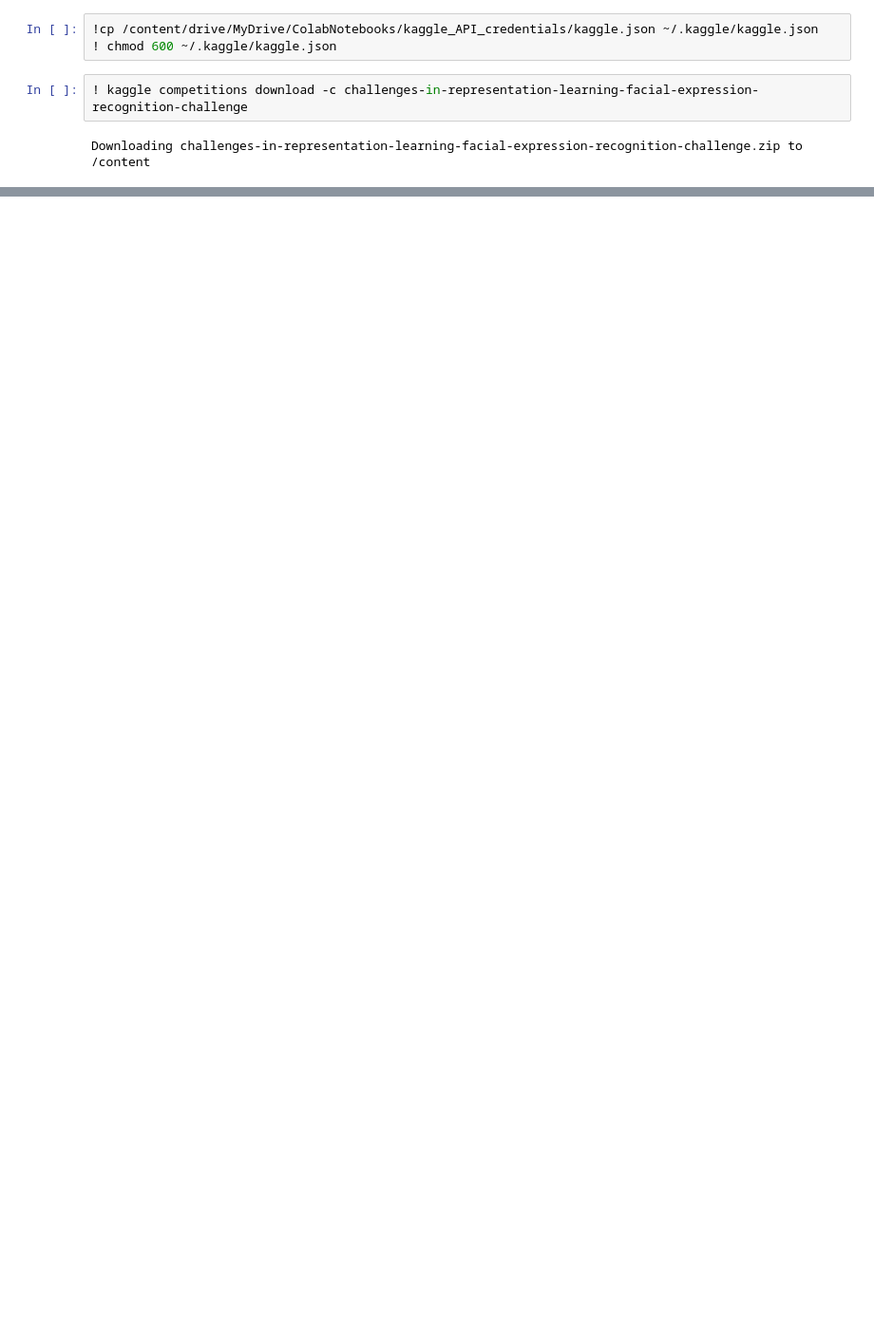
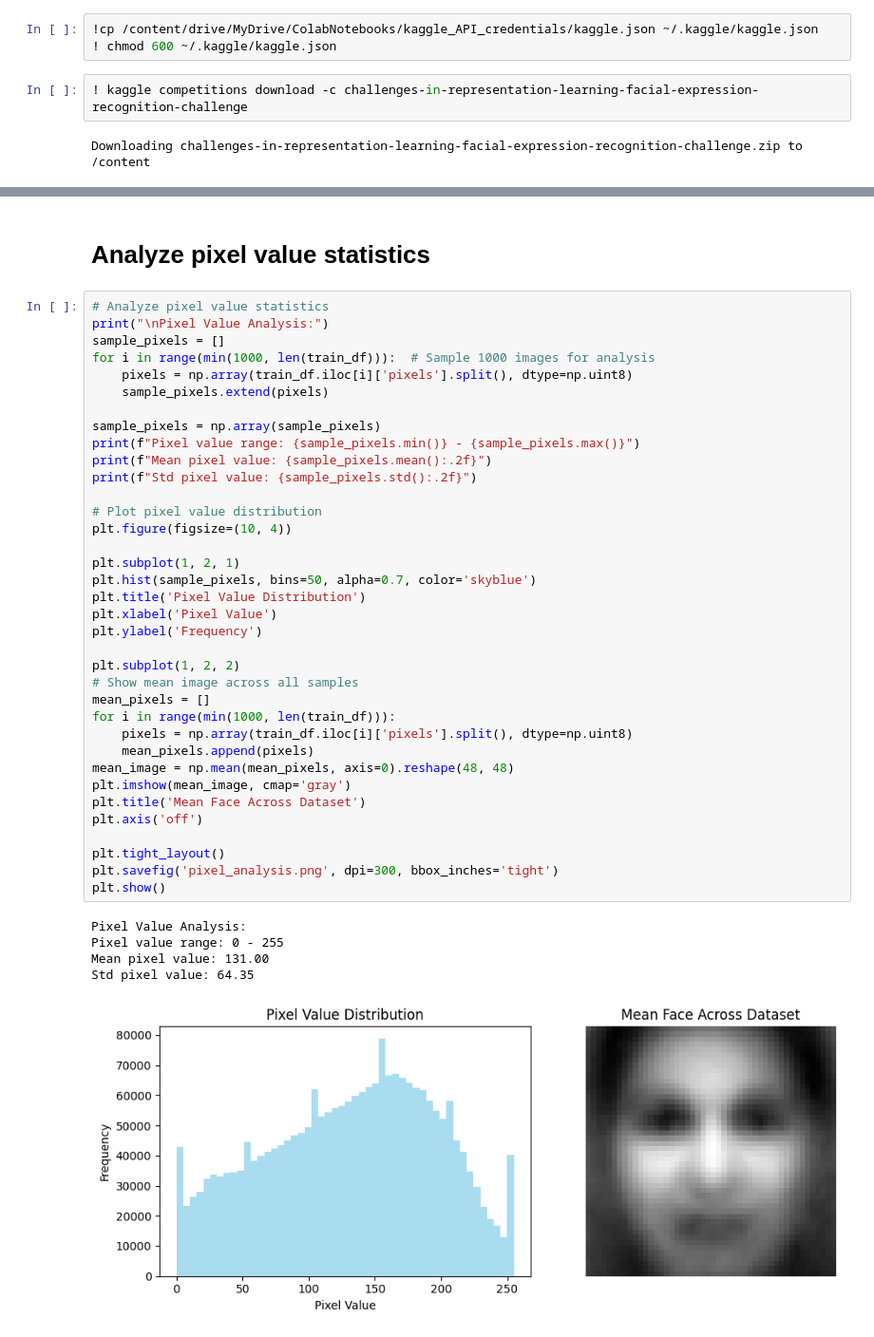
Before and after one commit to ekvirika/Facial-Expression-Recognition, a Jupyter notebook: notebooks/01_data_exploration.ipynb, the cells around one changed output, grey strips where cells are left out. Shown at 95% size. Drawn from its saved outputs; the diff is of its cells as text; blank space fills up the shorter version.

```diff
--- a/notebooks/01_data_exploration.ipynb
+++ b/notebooks/01_data_exploration.ipynb
@@ -3197,0 +217,44 @@ Successfully installed sympy-1.14.0
+# %% [markdown]
+# Analyze pixel value statistics
+# %%
+# Analyze pixel value statistics
+print("\nPixel Value Analysis:")
+sample_pixels = []
+for i in range(min(1000, len(train_df))):  # Sample 1000 images for analysis
+    pixels = np.array(train_df.iloc[i]['pixels'].split(), dtype=np.uint8)
+    sample_pixels.extend(pixels)
+
+sample_pixels = np.array(sample_pixels)
+print(f"Pixel value range: {sample_pixels.min()} - {sample_pixels.max()}")
+print(f"Mean pixel value: {sample_pixels.mean():.2f}")
+print(f"Std pixel value: {sample_pixels.std():.2f}")
+
+# Plot pixel value distribution
+plt.figure(figsize=(10, 4))
+
+plt.subplot(1, 2, 1)
+plt.hist(sample_pixels, bins=50, alpha=0.7, color='skyblue')
+plt.title('Pixel Value Distribution')
+plt.xlabel('Pixel Value')
+plt.ylabel('Frequency')
+
+plt.subplot(1, 2, 2)
+# Show mean image across all samples
+mean_pixels = []
+for i in range(min(1000, len(train_df))):
+    pixels = np.array(train_df.iloc[i]['pixels'].split(), dtype=np.uint8)
+    mean_pixels.append(pixels)
+mean_image = np.mean(mean_pixels, axis=0).reshape(48, 48)
+plt.imshow(mean_image, cmap='gray')
+plt.title('Mean Face Across Dataset')
+plt.axis('off')
+
+plt.tight_layout()
+plt.savefig('pixel_analysis.png', dpi=300, bbox_inches='tight')
+plt.show()
+# %% [output]
+Pixel Value Analysis:
+Pixel value range: 0 - 255
+Mean pixel value: 131.00
+Std pixel value: 64.35
+[figure, added]
```
Also changed, not shown: parts of 31 cells of this notebook.
